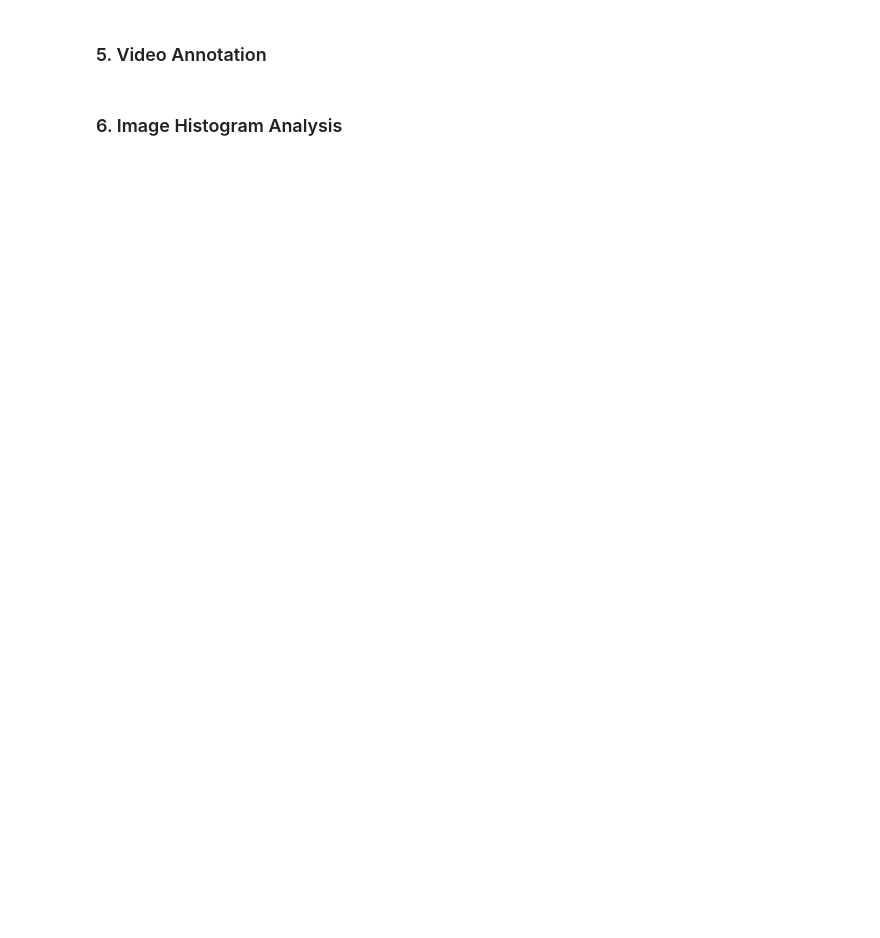
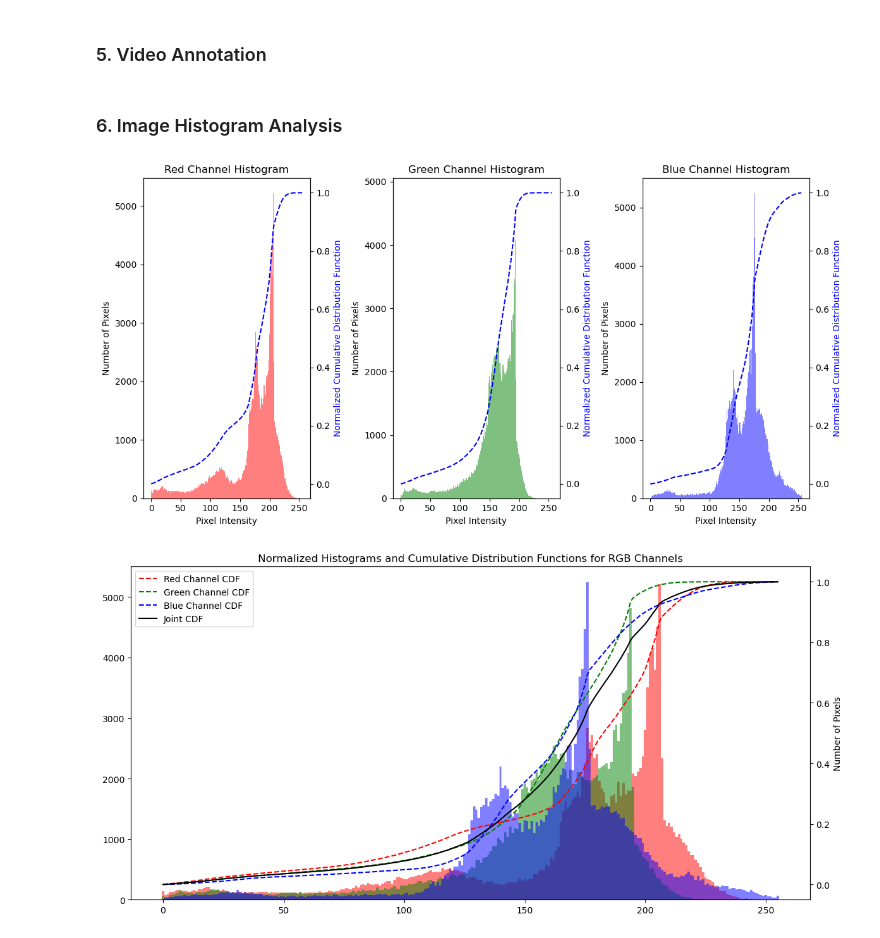
Before and after one commit to LevinTamir/intro-to-image-processing-course, a Jupyter notebook: hw/hw1/Tamir_Levin_code_hw1.ipynb, the cells around one changed output. Drawn from its saved outputs; the diff is of its cells as text; code cells hidden in the pictures; blank space fills up the shorter version.

```diff
--- a/hw/hw1/Tamir_Levin_code_hw1.ipynb
+++ b/hw/hw1/Tamir_Levin_code_hw1.ipynb
@@ -420,0 +544,6 @@ annotate_video()
+# %%
+plot_histograms_and_cdfs(selfie)
+plot_joint_histogram_and_cdf(selfie)
+# %% [output]
+[figure, added]
+[figure, added]
```
Also changed, not shown: parts of 22 cells of this notebook, 12 other files.
